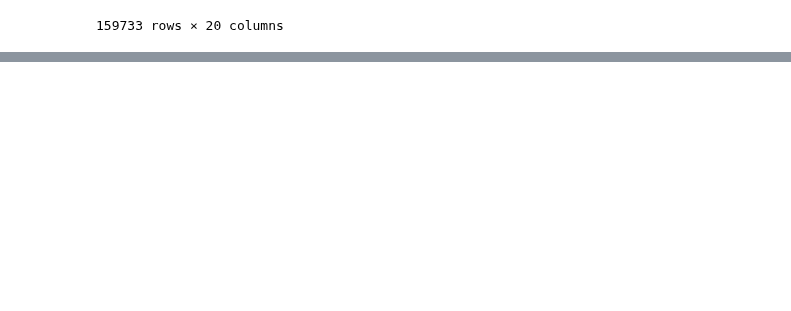
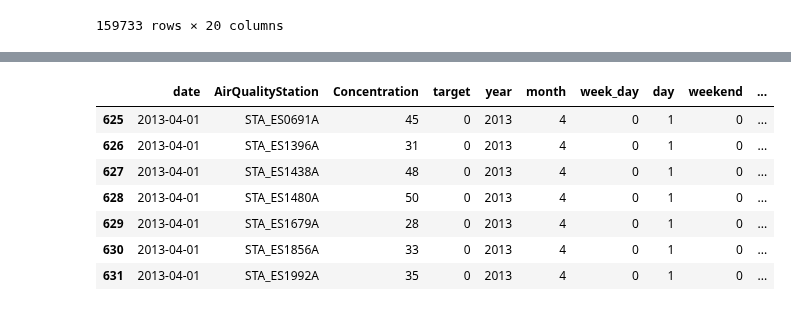
Before and after one commit to javiermas/BCNAirQualityDatathon, a Jupyter notebook: notebooks/Roger - V1.ipynb, the cells around one changed output, grey strips where cells are left out. Drawn from its saved outputs; the diff is of its cells as text; code cells hidden in the pictures; blank space fills up the shorter version.

```diff
--- a/notebooks/Roger - V1.ipynb
+++ b/notebooks/Roger - V1.ipynb
@@ -115,0 +166,11 @@ len(daily_targets[daily_targets['target'] == 1]) / len(daily_targets) * 100
+# %%
+daily_targets['date'] = pd.to_datetime(daily_targets['date'])
+daily_targets['year'] = daily_targets['date'].dt.year
+daily_targets['month'] = daily_targets['date'].dt.month
+daily_targets['week_day'] = daily_targets['date'].dt.dayofweek
+daily_targets['day'] = daily_targets['date'].dt.day
+daily_targets['weekend'] = 0
+daily_targets.loc[daily_targets['week_day']>4, 'weekend'] = 1
+daily_targets['holiday'] = 0
+holidays.apply(add_holidays, axis = 1)
+daily_targets.loc[daily_targets['week_day']>4, 'holiday'] = 1
@@ -115,0 +198,11 @@ len(daily_targets[daily_targets['target'] == 1]) / len(daily_targets) * 100
+# %%
+daily_targets[(daily_targets['day'] == 1) & (daily_targets['month'] == 4) & (daily_targets['year'] == 2013)]
+# %% [output]
+|  | date | AirQualityStation | Concentration | target | year | month | week_day | day | weekend | ... |
+| 625 | 2013-04-01 | STA_ES0691A | 45 | 0 | 2013 | 4 | 0 | 1 | 0 | ... |
+| 626 | 2013-04-01 | STA_ES1396A | 31 | 0 | 2013 | 4 | 0 | 1 | 0 | ... |
+| 627 | 2013-04-01 | STA_ES1438A | 48 | 0 | 2013 | 4 | 0 | 1 | 0 | ... |
+| 628 | 2013-04-01 | STA_ES1480A | 50 | 0 | 2013 | 4 | 0 | 1 | 0 | ... |
+| 629 | 2013-04-01 | STA_ES1679A | 28 | 0 | 2013 | 4 | 0 | 1 | 0 | ... |
+| 630 | 2013-04-01 | STA_ES1856A | 33 | 0 | 2013 | 4 | 0 | 1 | 0 | ... |
+| 631 | 2013-04-01 | STA_ES1992A | 35 | 0 | 2013 | 4 | 0 | 1 | 0 | ... |
```
Also changed, not shown: parts of 17 cells of this notebook, 1 other file.
